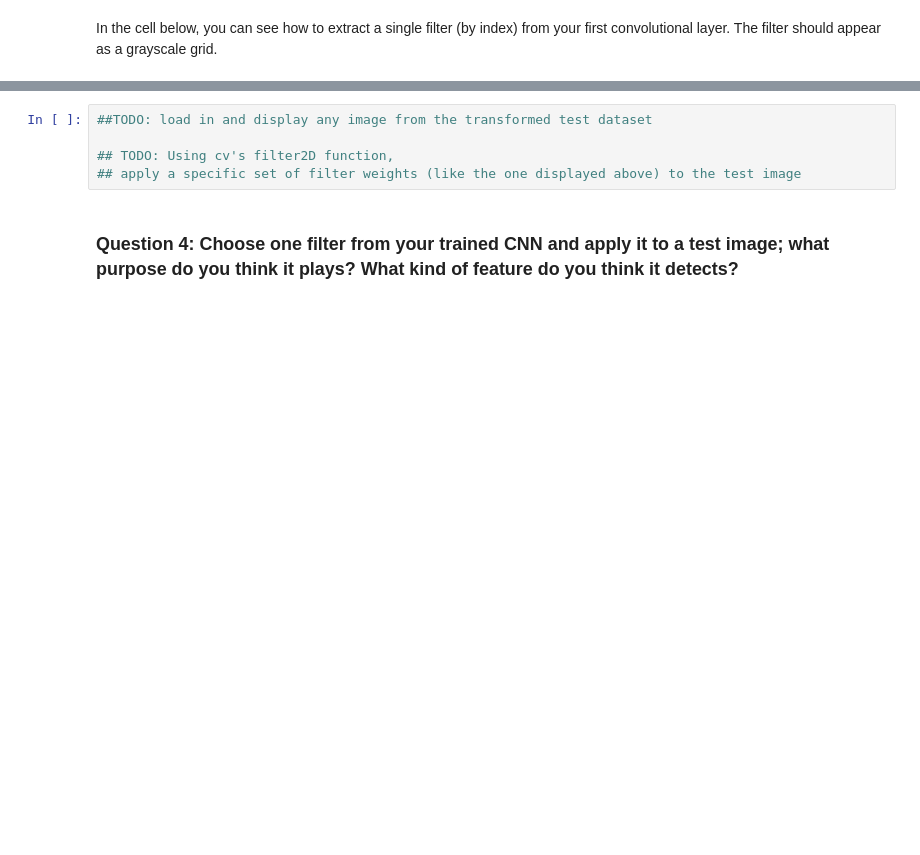
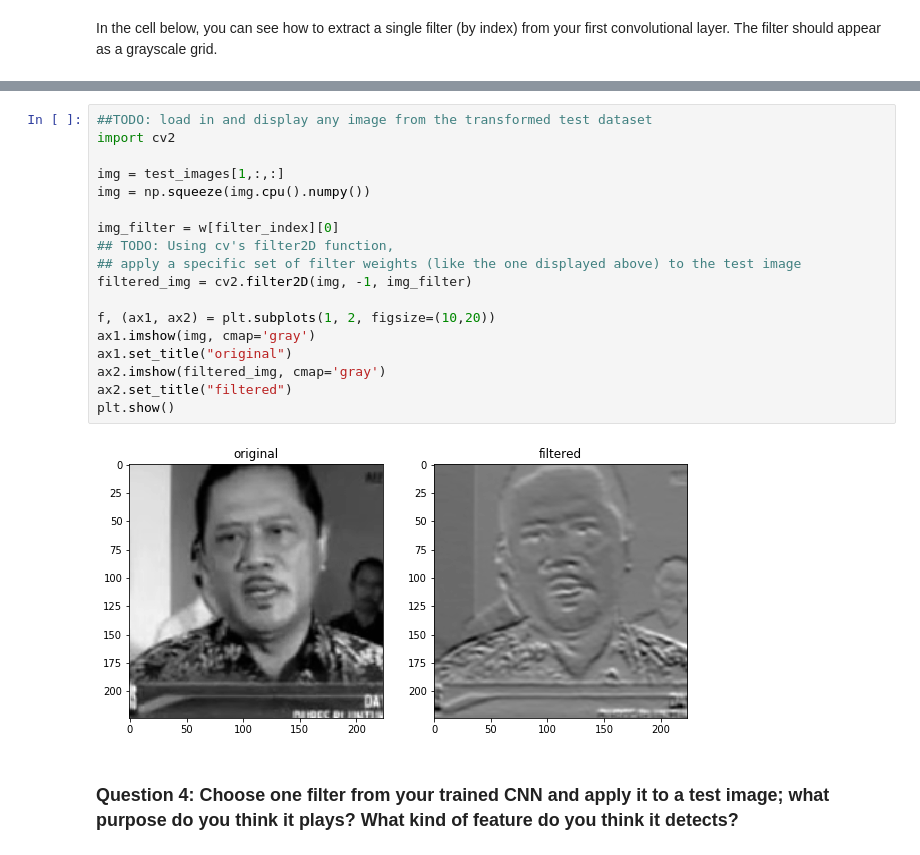
Before and after one commit to houssamn/FacialKeypoints, a Jupyter notebook: 2. Define the Network Architecture.ipynb, the cells around one changed output, grey strips where cells are left out. Cells and saved outputs as stored; diff of their text form; blank space fills up the shorter version.

```diff
--- a/2. Define the Network Architecture.ipynb
+++ b/2. Define the Network Architecture.ipynb
@@ -504,9 +493,24 @@ Next, choose a test image and filter it with one of the convolutional kernels in
 ---
 # %%
 ##TODO: load in and display any image from the transformed test dataset
+import cv2
 
+img = test_images[1,:,:]
+img = np.squeeze(img.cpu().numpy())
+
+img_filter = w[filter_index][0]
 ## TODO: Using cv's filter2D function,
 ## apply a specific set of filter weights (like the one displayed above) to the test image
+filtered_img = cv2.filter2D(img, -1, img_filter)
+
+f, (ax1, ax2) = plt.subplots(1, 2, figsize=(10,20))
+ax1.imshow(img, cmap='gray')
+ax1.set_title("original")
+ax2.imshow(filtered_img, cmap='gray')
+ax2.set_title("filtered")
+plt.show()
+# %% [output]
+[figure, added]
 # %% [markdown]
 ### Question 4: Choose one filter from your trained CNN and apply it to a test image; what purpose do you think it plays? What kind of feature do you think it detects?
 # %% [markdown]
```
Also changed, not shown: parts of 14 cells of this notebook, 2 other files.
